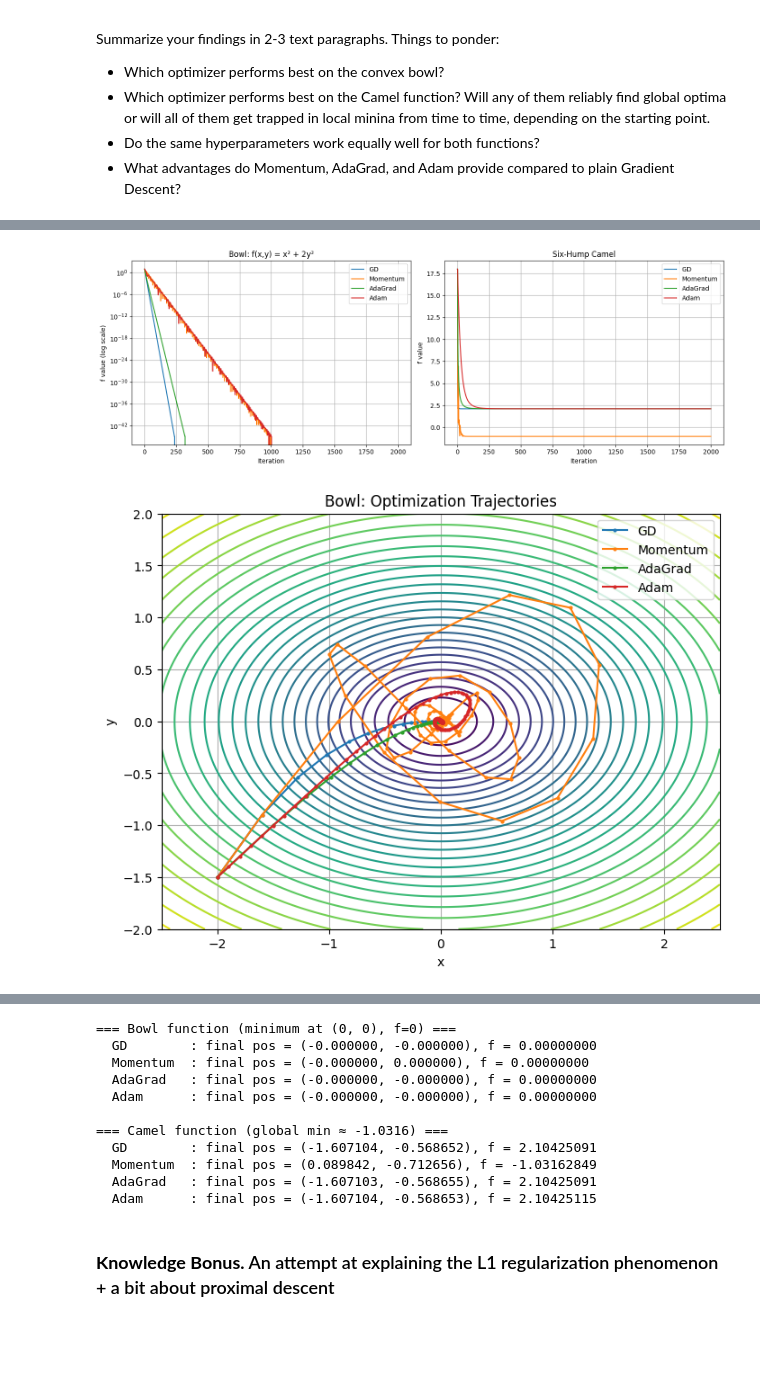
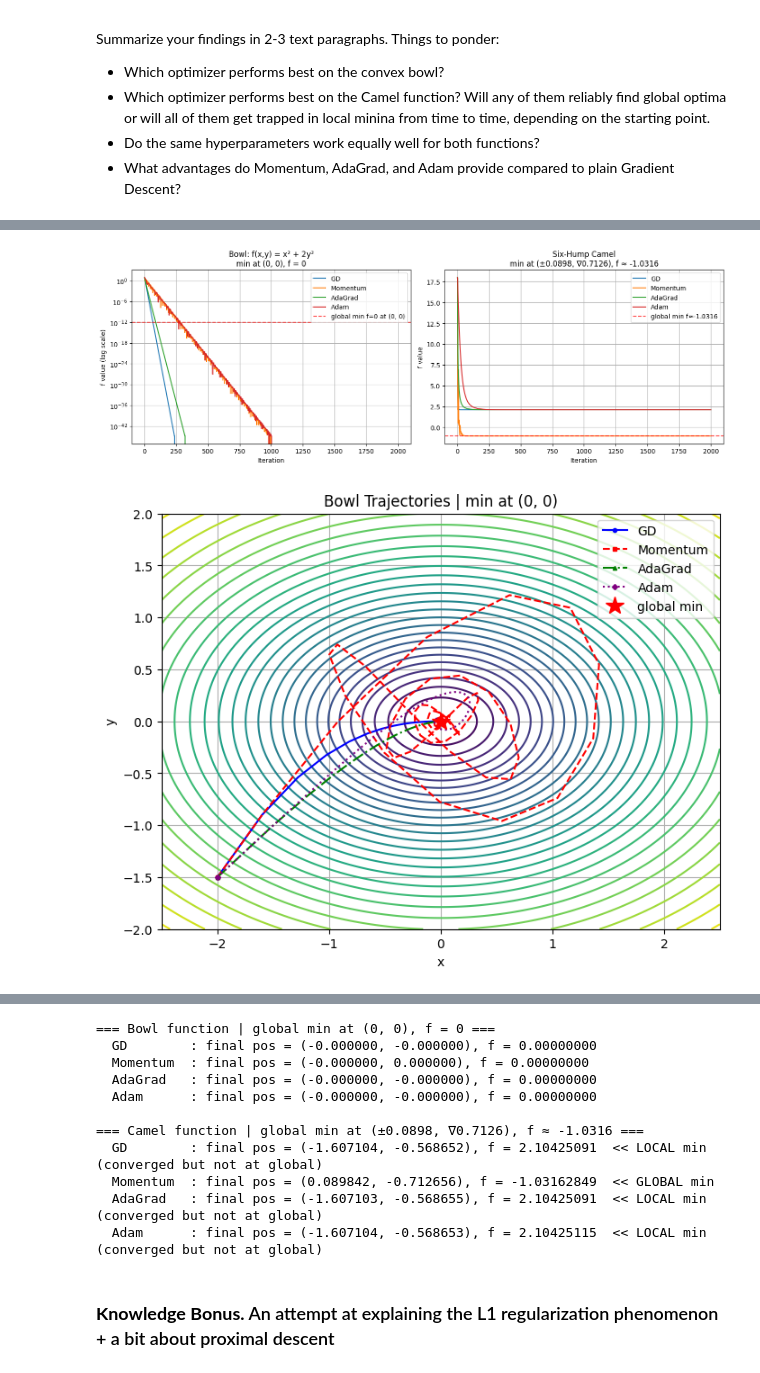
Before and after one commit to ilayni/nebius-lesson4-llm-architectures, a Jupyter notebook: LLM_Architectures_hometask_1_ilay_nisim_boris_kogan.ipynb, the cells around one changed output, grey strips where cells are left out. Saved outputs shown, nothing was run; the diff lists cells and outputs as text; code cells hidden in the pictures; blank space fills up the shorter version.

```diff
--- a/LLM_Architectures_hometask_1_ilay_nisim_boris_kogan.ipynb
+++ b/LLM_Architectures_hometask_1_ilay_nisim_boris_kogan.ipynb
@@ -1548,42 +1595,65 @@ results_camel = {
     "Adam": adam(camel, theta0, lr=0.01)
 }
 # %%
+# Known minima
+bowl_min = (0, 0, 0)                        # (x, y, f)
+camel_min_1 = (0.0898, -0.7126, -1.0316)    # global minimum 1
+camel_min_2 = (-0.0898, 0.7126, -1.0316)    # global minimum 2
+CAMEL_GLOBAL_F = -1.0316                     # global min value (tolerance for comparison)
+
 # --- Plot 1: Loss curves ---
 fig, axes = plt.subplots(1, 2, figsize=(14, 5))
 
 for name, (traj, vals) in results_bowl.items():
     axes[0].semilogy(vals, label=name)
-axes[0].set_title("Bowl: f(x,y) = x² + 2y²")
+axes[0].axhline(y=max(bowl_min[2], 1e-12), color='red', linestyle='--', alpha=0.7,
+    label=f"global min f={bowl_min[2]} at ({bowl_min[0]}, {bowl_min[1]})")
+axes[0].set_title("Bowl: f(x,y) = x² + 2y²\nmin at (0, 0), f = 0")
 axes[0].set_xlabel("Iteration")
 axes[0].set_ylabel("f value (log scale)")
 axes[0].legend()
 axes[0].grid(True)
 
 for name, (traj, vals) in results_camel.items():
     axes[1].plot(vals, label=name)
-axes[1].set_title("Six-Hump Camel")
+axes[1].axhline(y=CAMEL_GLOBAL_F, color='red', linestyle='--', alpha=0.7,
+    label=f"global min f≈{CAMEL_GLOBAL_F}")
+axes[1].set_title("Six-Hump Camel\nmin at (±0.0898, ∇0.7126), f ≈ -1.0316")
 axes[1].set_xlabel("Iteration")
 axes[1].set_ylabel("f value")
 axes[1].legend()
 axes[1].grid(True)
 
 plt.tight_layout()
 plt.show()
 
 # --- Plot 2: Trajectories on contour plots ---
-plot_trajectories_camel_log(bowl, results_bowl, xlim=(-2.5, 2.5), ylim=(-2, 2), title="Bowl: Optimization Trajectories")
-plot_trajectories_camel_log(camel, results_camel, title="Camel: Optimization Trajectories")
+plot_trajectories_camel_log(bowl, results_bowl, xlim=(-2.5, 2.5), ylim=(-2, 2),
+    title="Bowl Trajectories | min at (0, 0)", minima=[(0, 0)])
+plot_trajectories_camel_log(camel, results_camel,
+    title="Camel Trajectories | min at (±0.0898, ∇0.7126), f ≈ -1.0316",
+    minima=[(0.0898, -0.7126), (-0.0898, 0.7126)])
 
 # --- Print final values for each optimizer ---
-print("=== Bowl function (minimum at (0, 0), f=0) ===")
+print("=== Bowl function | global min at (0, 0), f = 0 ===")
 for name, (traj, vals) in results_bowl.items():
     final_pos = traj[-1].numpy()
     print(f"  {name:10s}: final pos = ({final_pos[0]:.6f}, {final_pos[1]:.6f}), f = {vals[-1]:.8f}")
 
-print("\n=== Camel function (global min ≈ -1.0316) ===")
+print("\n=== Camel function | global min at (±0.0898, ∇0.7126), f ≈ -1.0316 ===")
 for name, (traj, vals) in results_camel.items():
     final_pos = traj[-1].numpy()
-    print(f"  {name:10s}: final pos = ({final_pos[0]:.6f}, {final_pos[1]:.6f}), f = {vals[-1]:.8f}")
+    final_f = vals[-1]
+    # Check if optimizer converged (last 50 steps barely changed)
+    recent_change = abs(vals[-1] - vals[-50]) if len(vals) >= 50 else abs(vals[-1] - vals[0])
+    converged = recent_change < 1e-6
+    if abs(final_f - CAMEL_GLOBAL_F) < 0.01:
+        status = "GLOBAL min"
+    elif converged:
+        status = "LOCAL min (converged but not at global)"
+    else:
+        status = "NOT converged"
+    print(f"  {name:10s}: final pos = ({final_pos[0]:.6f}, {final_pos[1]:.6f}), f = {final_f:.8f}  << {status}")
 # %% [output]
-[figure, old version]
+[figure, new version]
-[figure, old version]
+[figure, new version]
@@ -1591,14 +1661,14 @@ for name, (traj, vals) in results_camel.items():
-=== Bowl function (minimum at (0, 0), f=0) ===
+=== Bowl function | global min at (0, 0), f = 0 ===
   GD        : final pos = (-0.000000, -0.000000), f = 0.00000000
   Momentum  : final pos = (-0.000000, 0.000000), f = 0.00000000
   AdaGrad   : final pos = (-0.000000, -0.000000), f = 0.00000000
   Adam      : final pos = (-0.000000, -0.000000), f = 0.00000000
 
-=== Camel function (global min ≈ -1.0316) ===
-  GD        : final pos = (-1.607104, -0.568652), f = 2.10425091
-  Momentum  : final pos = (0.089842, -0.712656), f = -1.03162849
-  AdaGrad   : final pos = (-1.607103, -0.568655), f = 2.10425091
-  Adam      : final pos = (-1.607104, -0.568653), f = 2.10425115
+=== Camel function | global min at (±0.0898, ∇0.7126), f ≈ -1.0316 ===
+  GD        : final pos = (-1.607104, -0.568652), f = 2.10425091  << LOCAL min (converged but not at global)
+  Momentum  : final pos = (0.089842, -0.712656), f = -1.03162849  << GLOBAL min
+  AdaGrad   : final pos = (-1.607103, -0.568655), f = 2.10425091  << LOCAL min (converged but not at global)
+  Adam      : final pos = (-1.607104, -0.568653), f = 2.10425115  << LOCAL min (converged but not at global)
 # %% [markdown]
 ### **Knowledge Bonus.** An attempt at explaining the L1 regularization phenomenon + a bit about proximal descent
 # %% [markdown]
```
Also changed, not shown: parts of 7 cells of this notebook, 21 other files.
